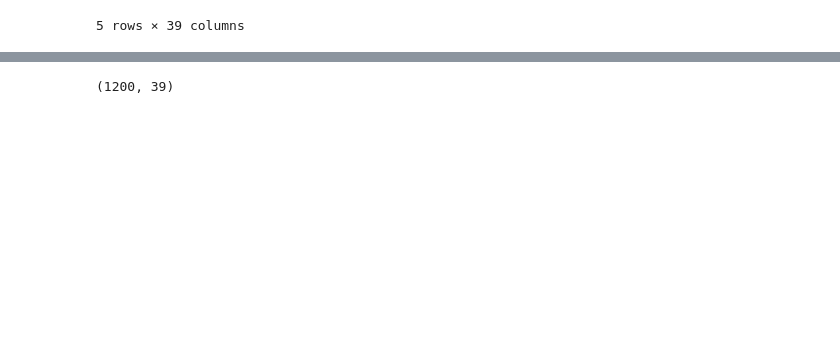
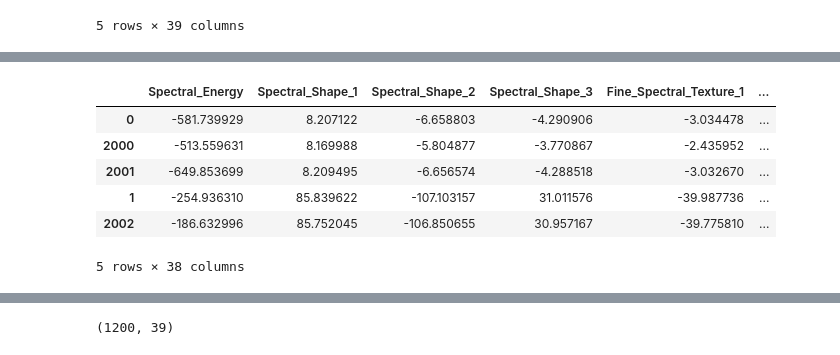
Before and after one commit to RussellArvin/animalsoundprediction, a Jupyter notebook: main.ipynb, the cells around one changed output, grey strips where cells are left out. Cells and saved outputs as stored; diff of their text form; code cells hidden in the pictures; blank space fills up the shorter version.

```diff
--- a/main.ipynb
+++ b/main.ipynb
@@ -274,0 +285,11 @@ metadata.head()
+# %%
+cleaned_metadata = metadata.drop(columns=['filename','category'])
+cleaned_metadata.head()
+# %% [output]
+|  | Spectral_Energy | Spectral_Shape_1 | Spectral_Shape_2 | Spectral_Shape_3 | Fine_Spectral_Texture_1 | ... |
+| 0 | -581.739929 | 8.207122 | -6.658803 | -4.290906 | -3.034478 | ... |
+| 2000 | -513.559631 | 8.169988 | -5.804877 | -3.770867 | -2.435952 | ... |
+| 2001 | -649.853699 | 8.209495 | -6.656574 | -4.288518 | -3.032670 | ... |
+| 1 | -254.936310 | 85.839622 | -107.103157 | 31.011576 | -39.987736 | ... |
+| 2002 | -186.632996 | 85.752045 | -106.850655 | 30.957167 | -39.775810 | ... |
+5 rows × 38 columns
```
Also changed, not shown: parts of 7 cells of this notebook.
